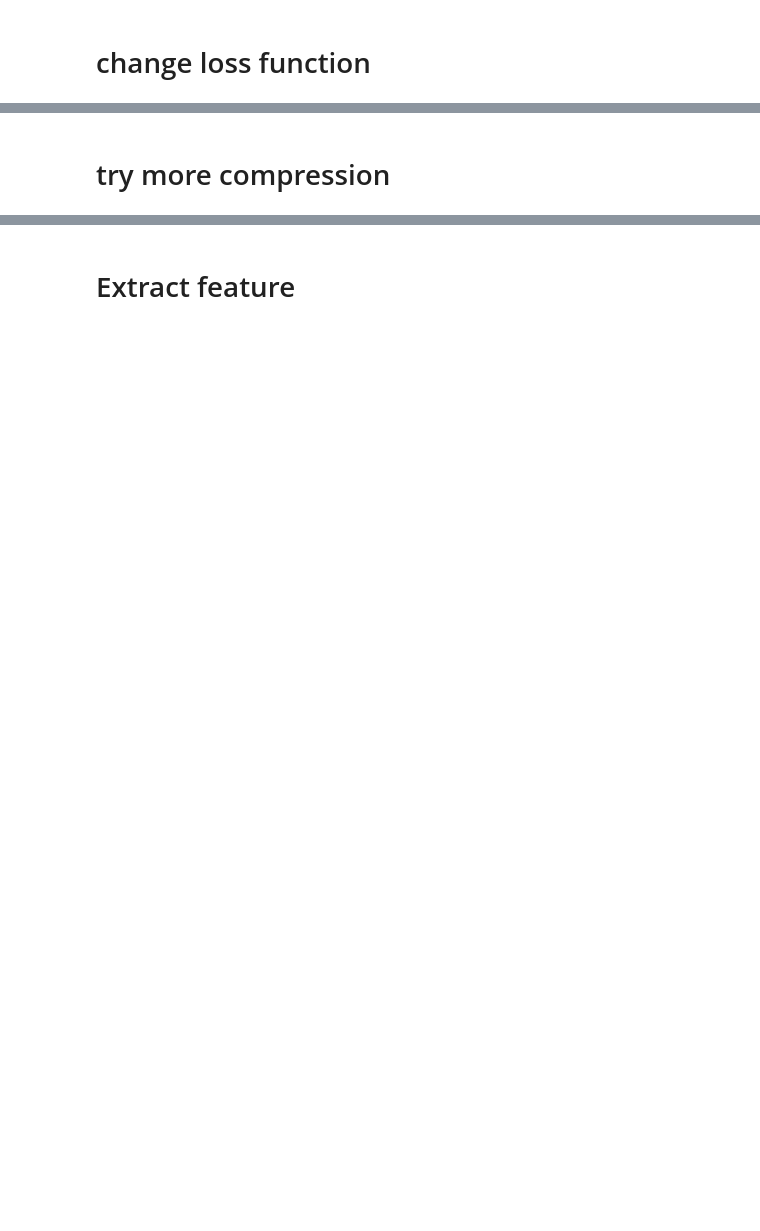
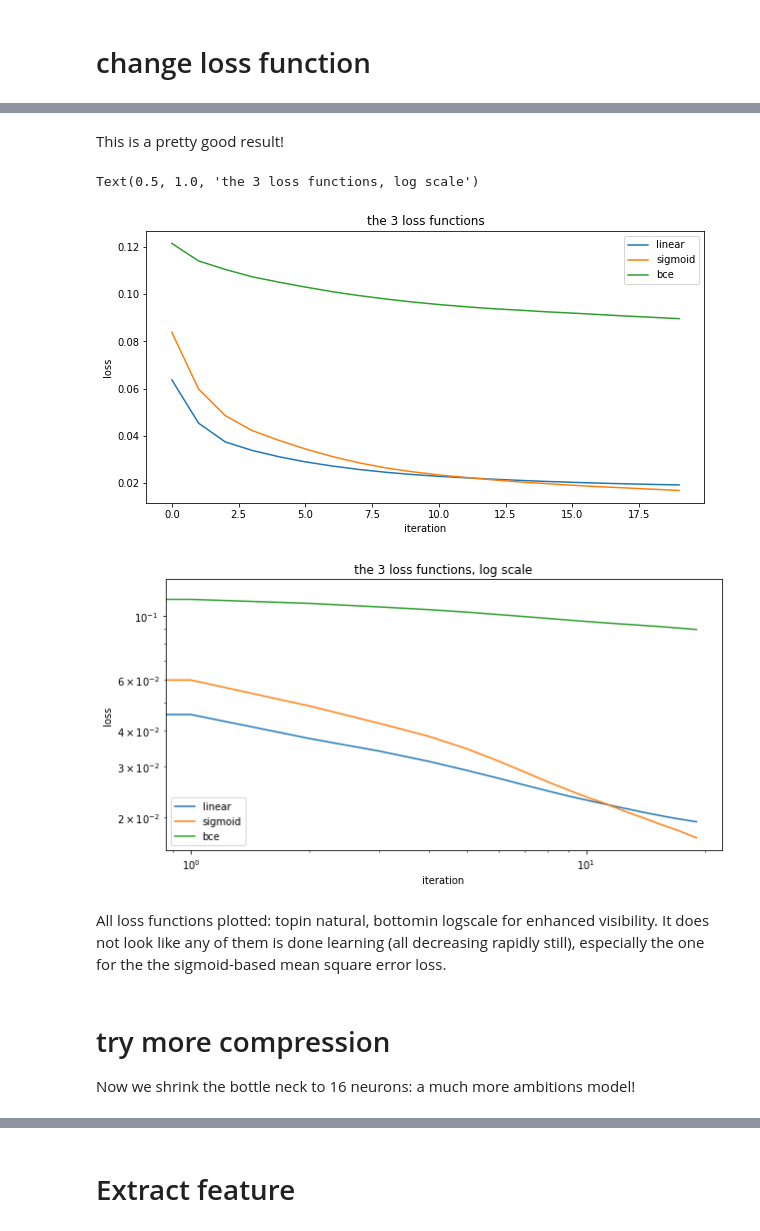
Before and after one commit to xiaolng/DSPS_FBianco, a Jupyter notebook: CodeExamples/autoencode_digits.ipynb, the cells around one changed output, grey strips where cells are left out. Drawn from its saved outputs; the diff is of its cells as text; code cells hidden in the pictures; blank space fills up the shorter version.

```diff
--- a/CodeExamples/autoencode_digits.ipynb
+++ b/CodeExamples/autoencode_digits.ipynb
@@ -249,21 +328,33 @@ for i in range(10):
+# %% [markdown]
+This is a pretty good result!
 # %%
 pl.plot(np.array(history64.history['loss']), label="linear")
 pl.plot(np.array(history64_sig.history['loss']), label="sigmoid")
 pl.plot(np.array(history64_bce.history['loss']), label="bce")
 pl.ylabel('loss')
 pl.xlabel('iteration')
 pl.legend()
+pl.title("the 3 loss functions")
 pl.figure()
 pl.plot(np.array(history64.history['loss']), label="linear")
 pl.plot(np.array(history64_sig.history['loss']), label="sigmoid")
 pl.plot(np.array(history64_bce.history['loss']), label="bce")
 pl.ylabel('loss')
 pl.xlabel('iteration')
 pl.xscale('log')
 pl.yscale('log')
 pl.legend()
+pl.title("the 3 loss functions, log scale")
+# %% [output]
+Text(0.5, 1.0, 'the 3 loss functions, log scale')
+[figure, added]
+[figure, added]
-# %% [markdown]
-# try more compression
+# %% [markdown]
+All loss functions plotted: topin natural, bottomin logscale for enhanced visibility. It does not look like any of them is done learning (all decreasing rapidly still), especially the one for the the sigmoid-based mean square error loss.
+# %% [markdown]
+# try more compression
+
+Now we shrink the bottle neck to 16 neurons: a much more ambitions model!
 # %%
 model_digits = Sequential()
 #encoder
```
Also changed, not shown: parts of 38 cells of this notebook.
